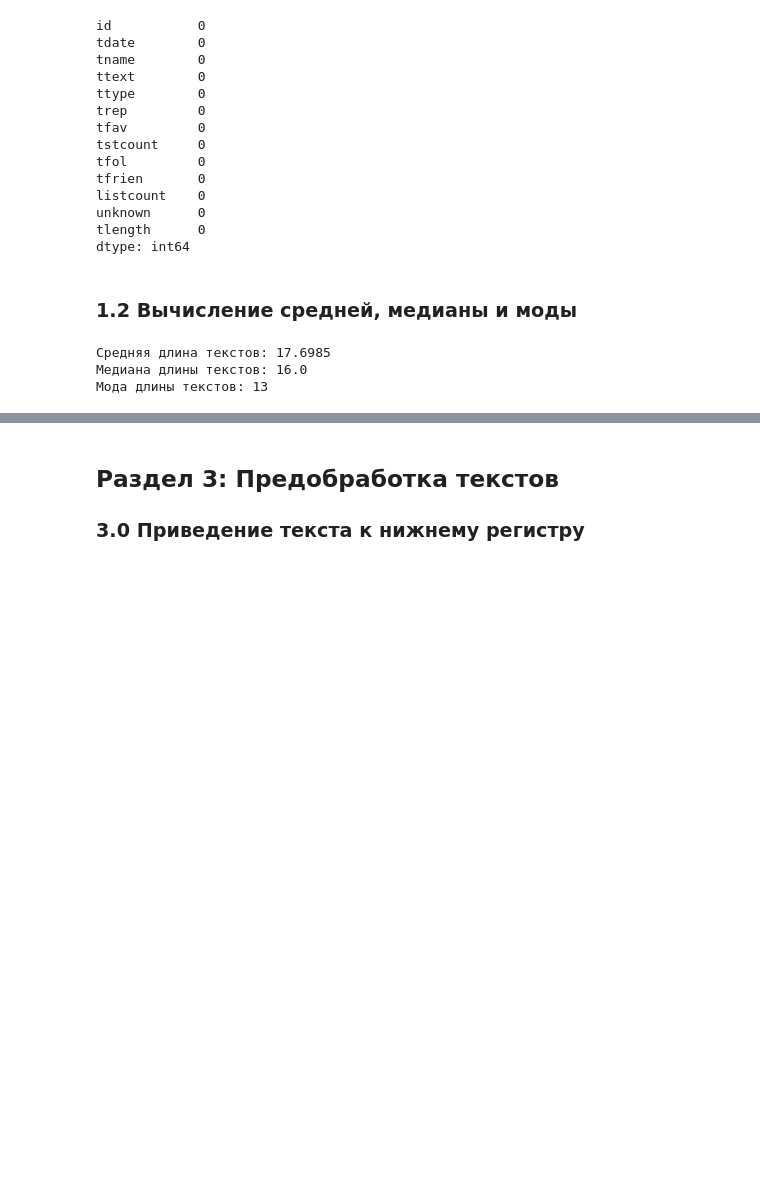
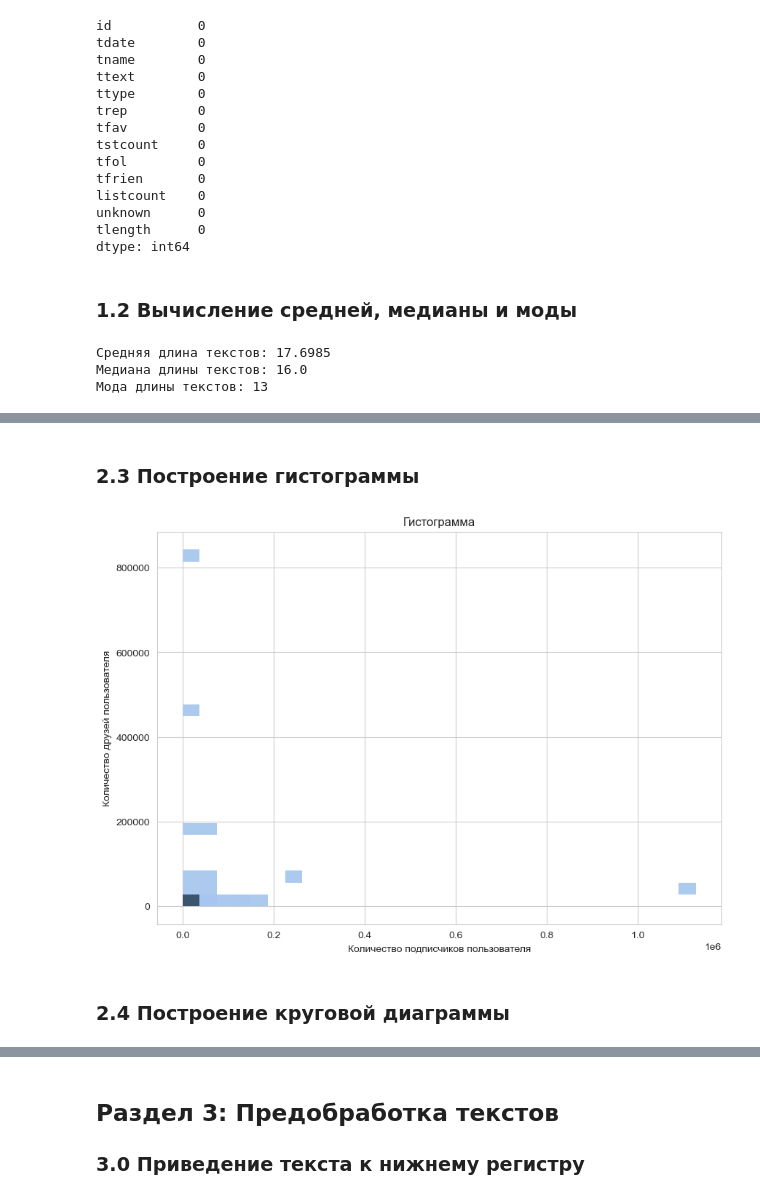
Before and after one commit to vadimpavliukevich/intro_to_ml_lab2, a Jupyter notebook: lab2.ipynb, the cells around one changed output, grey strips where cells are left out. Saved outputs shown, nothing was run; the diff lists cells and outputs as text; code cells hidden in the pictures; blank space fills up the shorter version.

```diff
--- a/lab2.ipynb
+++ b/lab2.ipynb
@@ -105,0 +148,15 @@ print(f'Средняя длина текстов: {statistics.mean(df["tlength"]
+# %% [markdown]
+### 2.3 Построение гистограммы
+# %%
+sns.set_style('whitegrid')
+plt.figure(figsize = (10,7))
+sns.histplot(x=df['tfol'], y = df['tfrien'], kde=True, bins=30)
+plt.title('Гистограмма')
+plt.xlabel('Количество подписчиков пользователя')
+plt.ylabel('Количество друзей пользователя')
+
+plt.show()
+# %% [output]
+[figure, added]
+# %% [markdown]
+### 2.4 Построение круговой диаграммы
```
Also changed, not shown: parts of 8 cells of this notebook.
